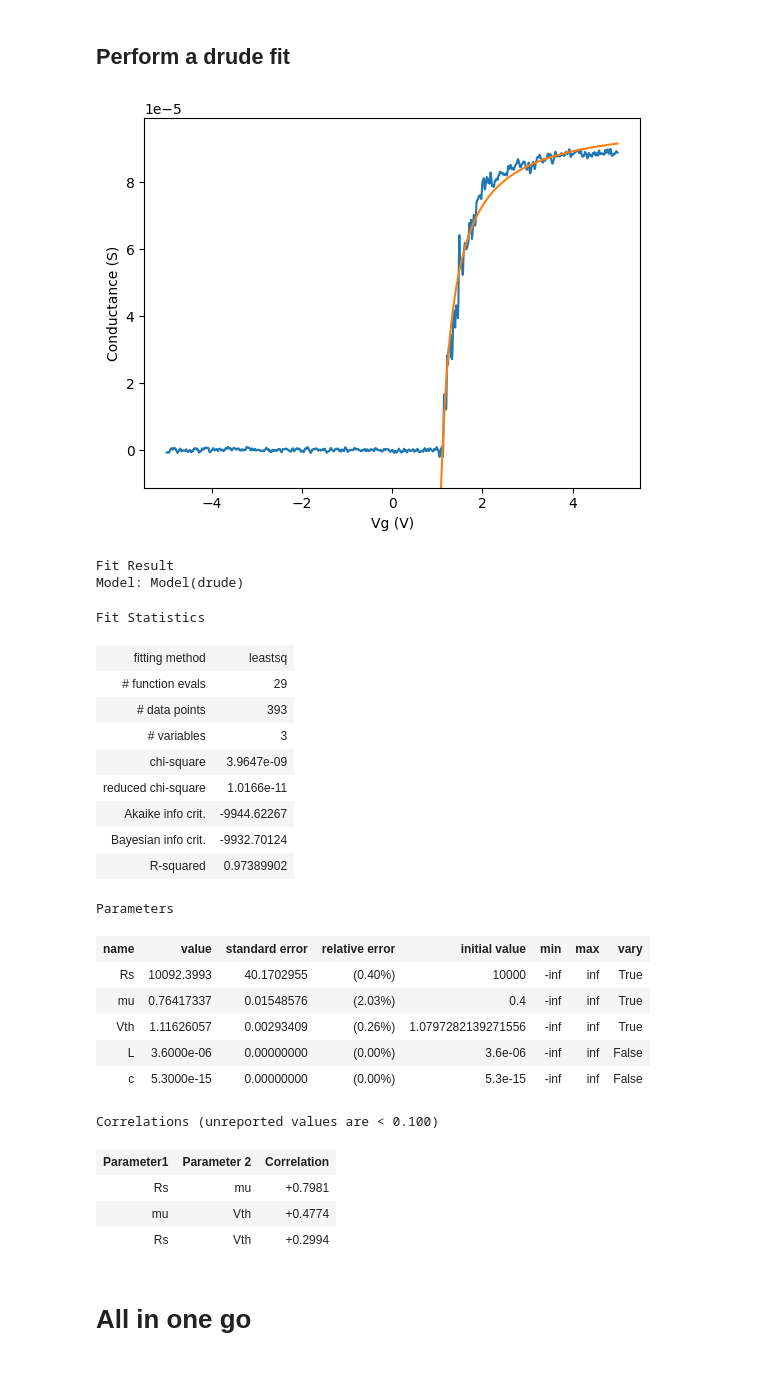
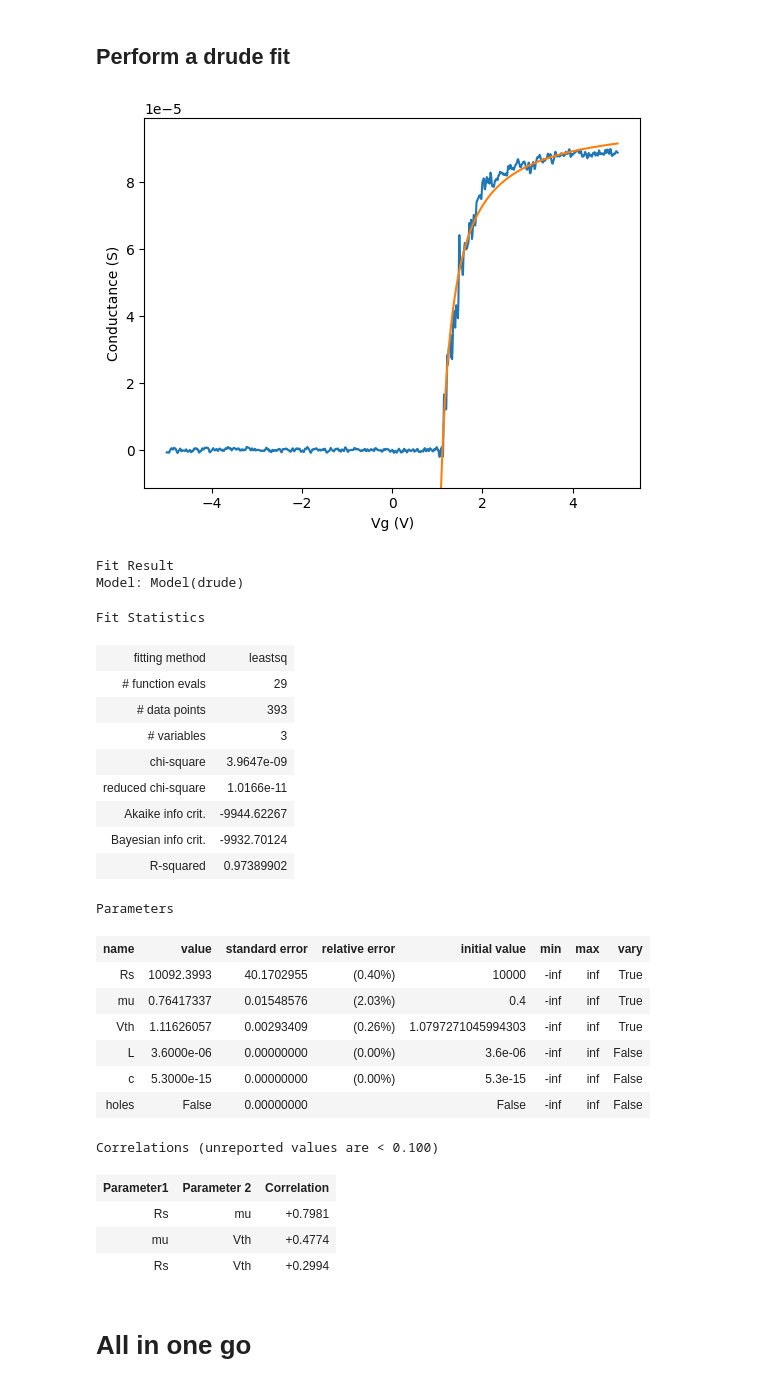
Before and after one commit to djcarrad/MobilityApp, a Jupyter notebook: examples.ipynb, the cells around one changed output. Cells and saved outputs as stored; diff of their text form; code cells hidden in the pictures.

```diff
--- a/examples.ipynb
+++ b/examples.ipynb
@@ -13,10 +13,9 @@ data=np.loadtxt('exampledata.dat')
 Vg=data[0]
 G=data[1]*7.748091729e-5 # This data was recorded in units of 2e2/h, but we need S. Delete conductance quantum if not needed
 
-#Vg=Vg[::-1]   #If you have p-type devices!!! Please uncomment this line to reverse the order of Vg
-            #Otherwise the derivative changes sign and skews differently; it's then impossible to set starting parameters for the fit.
+holes=False #Set to True if your device is p-type, False if n-type. Important!
 
-if Vg[-1]<Vg[0]:  #Similarly, it's easier to just make sure Vg is ascending, even for n-type devices.
+if Vg[-1]<Vg[0]:  #Everything gets way easier in the backend if we insist on Vg ascending
     Vg=Vg[::-1]
     G=G[::-1]
 
@@ -29,7 +28,7 @@ plt.show()
 # %% [markdown]
 ## Take the derivative, perform a fit to find the inflection point
 # %%
-# When taking a numerical derivative, it's often necessary to smooth the data to avoid noise dominating
+# When taking a numerical derivative, it's often necessary to smooth the data to avoid noise/quantam interference dominating
 # To make it easy to understand, we can normalise the smoothing amount to the gate voltage range,
 # i.e. smoothing should be a number between 0 and 1
 
@@ -43,13 +42,13 @@ else:
     dGdVg = np.gradient(G, Vg)
 
 # If you need to restrict the data to a particular Vg range, specify it here. Otherwise write Vmin='Min', Vmax='Max'
-Vmin=-3  #'Min'
+Vmin=-4  #'Min'
 Vmax=4  #'Max'
 
 plt.plot(Vg,dGdVg)
 
 #We now can send all the information to the function that performs the fit, and get a bunch of information back
-V0,Vth,Vg_infl,V_Rs,inflectionline,deriv_fit,result_deriv_fit=ma.perform_deriv_fit(Vg,G,dGdVg,Gsmooth,smoothing,Vmin=Vmin,Vmax=Vmax)
+V0,Vth,Vg_infl,V_Rs,inflectionline,deriv_fit,result_deriv_fit=ma.perform_deriv_fit(Vg,G,dGdVg,Gsmooth,smoothing,Vmin=Vmin,Vmax=Vmax,holes=holes)
 
 # Plot both the fit and the line tangential to the inflection point to make sure it looks sensible.
 # It's really important to check here that the tangent line looks sensible. Any error here can propagate.
@@ -120,40 +126,44 @@ plt.show()
 # %%
 # If you really want to do it the old way, you can.
 
-mu_drude,drude_fit,Rs_drude,Vth_ind,result_drude=ma.perform_drude_fit(Vg,G,Vth,initial_Rs,initial_mu,L,C)
+mu_drude,drude_fit,Rs_drude,Vth_ind,result_drude=ma.perform_drude_fit(Vg,G,Vth,initial_Rs,initial_mu,L,C,holes)
 
 plt.plot(Vg,G)
-plt.plot(Vg[Vth_ind:],drude_fit)
+if holes:
+    plt.plot(Vg[:Vth_ind],drude_fit)
+else:
+    plt.plot(Vg[Vth_ind:],drude_fit)
 plt.xlabel('Vg (V)')
 plt.ylabel('Conductance (S)')
 plt.ylim([G.min()-(G.max()-G.min())/10,G.max()+(G.max()-G.min())/10])
 plt.show()
 
 result_drude
 #Note; the lmfit results were returned for each previous fit as well
 #If the fitting isn't going well, it can be very helpful to print the fit results.
 #It may help guide towards better initial guesses.
 # %% [output]
 [figure]
 Fit Result
 Model: Model(drude)
 Fit Statistics
 | fitting method | leastsq |
 | # function evals | 29 |
 | # data points | 393 |
 | # variables | 3 |
 | chi-square | 3.9647e-09 |
 | reduced chi-square | 1.0166e-11 |
 | Akaike info crit. | -9944.62267 |
 | Bayesian info crit. | -9932.70124 |
 | R-squared | 0.97389902 |
 Parameters
 | name | value | standard error | relative error | initial value | min | max | vary |
 | Rs | 10092.3993 | 40.1702955 | (0.40%) | 10000 | -inf | inf | True |
 | mu | 0.76417337 | 0.01548576 | (2.03%) | 0.4 | -inf | inf | True |
-| Vth | 1.11626057 | 0.00293409 | (0.26%) | 1.0797282139271556 | -inf | inf | True |
+| Vth | 1.11626057 | 0.00293409 | (0.26%) | 1.0797271045994303 | -inf | inf | True |
 | L | 3.6000e-06 | 0.00000000 | (0.00%) | 3.6e-06 | -inf | inf | False |
 | c | 5.3000e-15 | 0.00000000 | (0.00%) | 5.3e-15 | -inf | inf | False |
+| holes | False | 0.00000000 |  | False | -inf | inf | False |
 Correlations (unreported values are < 0.100)
 | Parameter1 | Parameter 2 | Correlation |
 | Rs | mu | +0.7981 |
```
Also changed, not shown: parts of 5 cells of this notebook.
